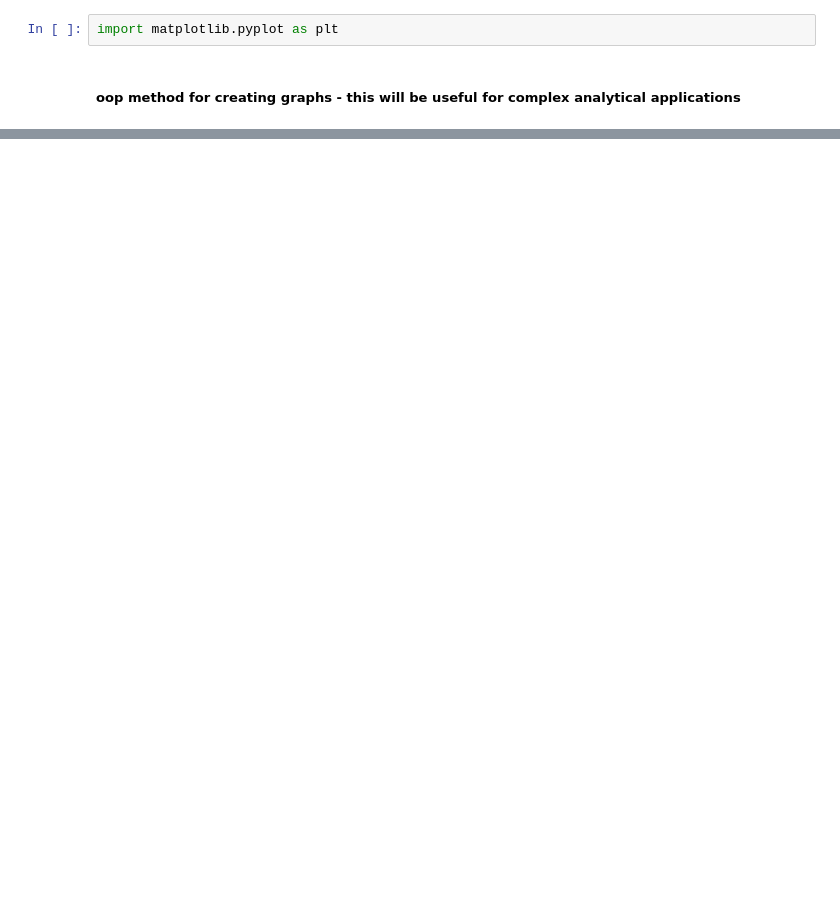
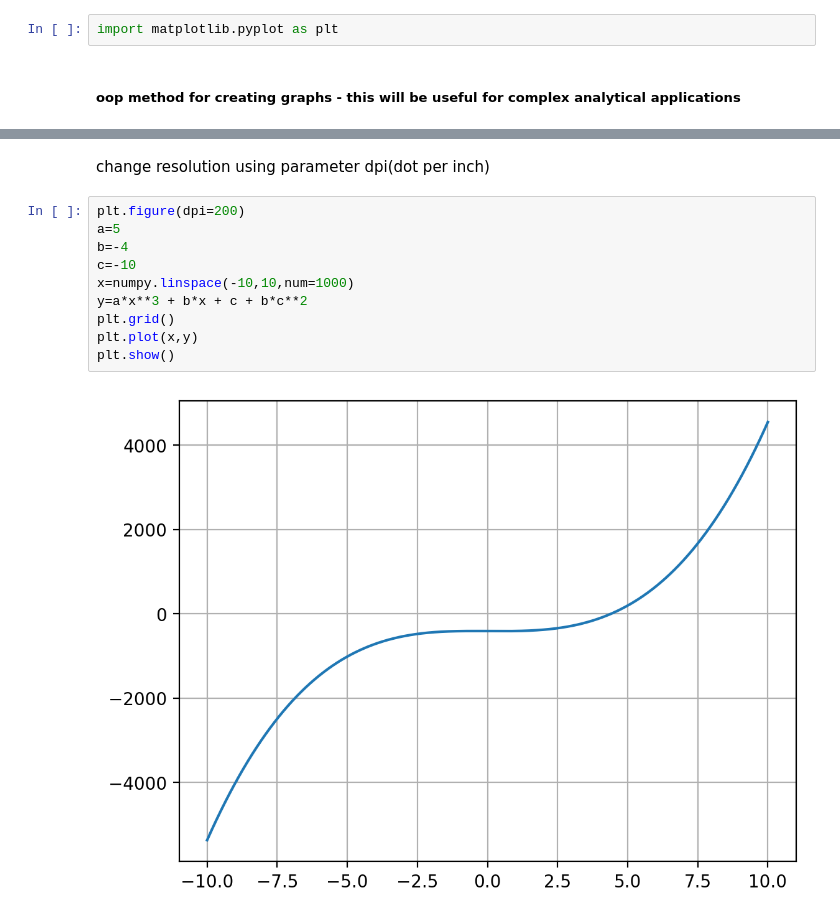
Before and after one commit to anushkas1704/complete-pandas-tutorial, a Jupyter notebook: 8th_TDSC.ipynb, the cells around one changed output, grey strips where cells are left out. Saved outputs shown, nothing was run; the diff lists cells and outputs as text; blank space fills up the shorter version.

```diff
--- a/8th_TDSC.ipynb
+++ b/8th_TDSC.ipynb
@@ -13,0 +48,14 @@ b's type <class 'matplotlib.lines.Line2D'>
+# %% [markdown]
+change resolution using parameter dpi(dot per inch)
+# %%
+plt.figure(dpi=200)
+a=5
+b=-4
+c=-10
+x=numpy.linspace(-10,10,num=1000)
+y=a*x**3 + b*x + c + b*c**2
+plt.grid()
+plt.plot(x,y)
+plt.show()
+# %% [output]
+[figure, added]
```
Also changed, not shown: parts of 7 cells of this notebook.
